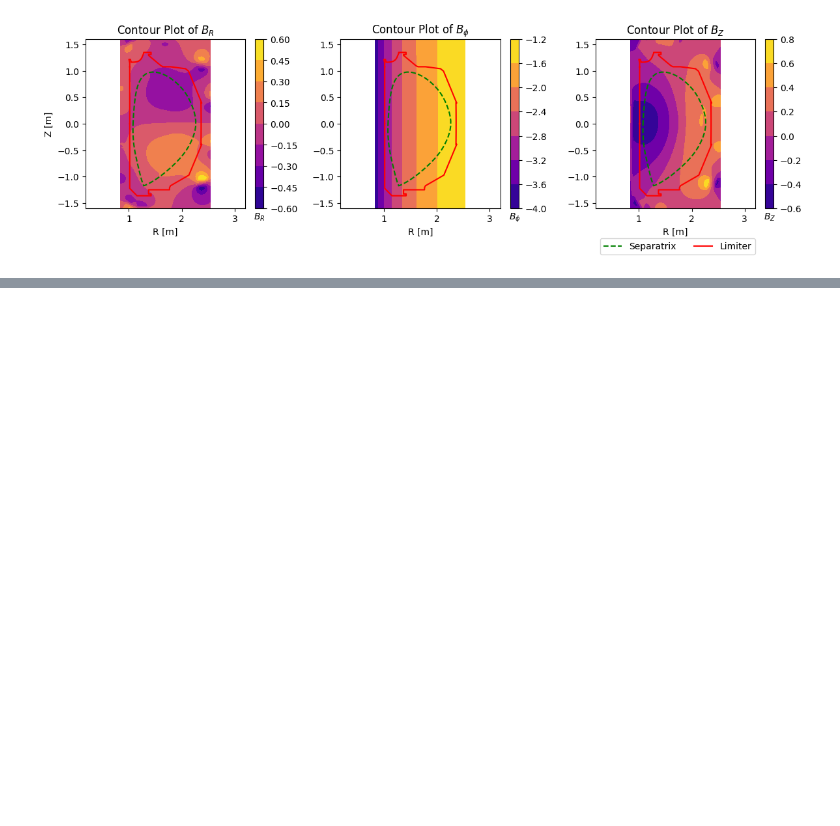
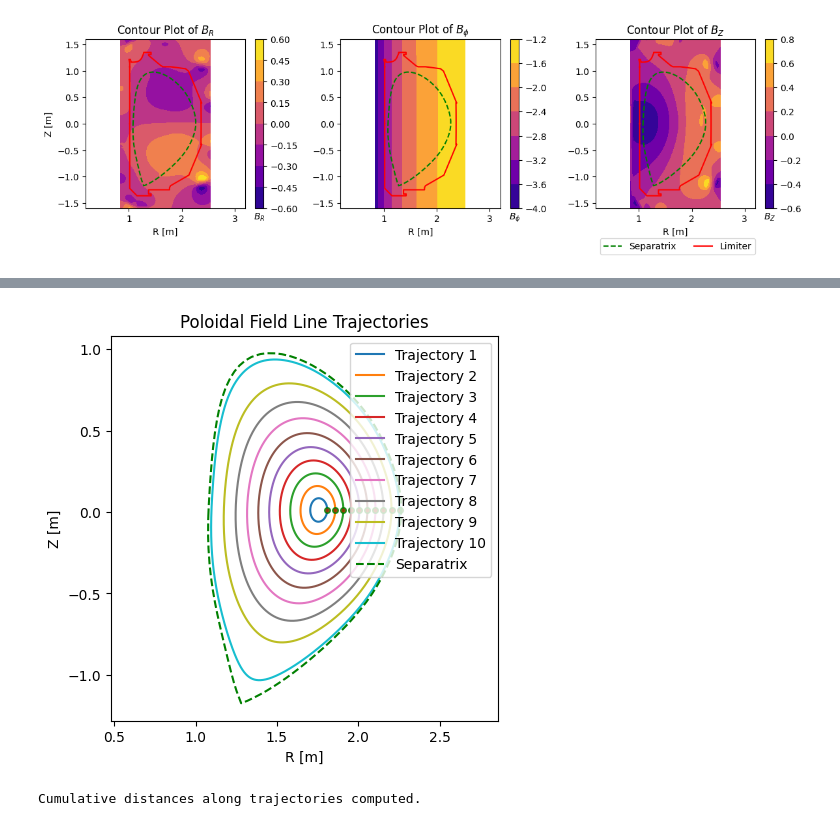
Before and after one commit to swarajsao1/Plasma, a Jupyter notebook: DIIID/DIIID.ipynb, the cells around one changed output, grey strips where cells are left out. Cells and saved outputs as stored; diff of their text form; code cells hidden in the pictures; blank space fills up the shorter version.

```diff
--- a/DIIID/DIIID.ipynb
+++ b/DIIID/DIIID.ipynb
@@ -118,0 +171,2 @@ plt.show()
+# %%
+rtraj, ztraj = psiBfield.field_tracing(g, psi_norm, BR, BZ)
@@ -118,0 +191,19 @@ plt.show()
+# %%
+plt.figure(figsize=(5, 5))
+for i in range(len(rtraj)):
+    plt.plot(rtraj[i], ztraj[i], label = f"Trajectory {i+1}")
+    plt.plot(rtraj[i][0], ztraj[i][0], 'go', markersize=4, alpha=0.8)
+    plt.plot(rtraj[i][-1], ztraj[i][-1], 'ro', markersize=2, alpha=0.4)
+plt.plot(g.rbdry, g.zbdry, 'g--', label = "Separatrix")
+plt.title("Poloidal Field Line Trajectories")
+plt.xlabel("R [m]")
+plt.ylabel("Z [m]")
+plt.axis('equal')
+plt.legend(loc='upper right')
+plt.show()
+# %% [output]
+[figure, added]
+# %%
+r_grid_points, z_grid_points = psiBfield.grid_points(rtraj, ztraj)
+# %% [output]
+Cumulative distances along trajectories computed.
```
Also changed, not shown: parts of 17 cells of this notebook, 14 other files.
